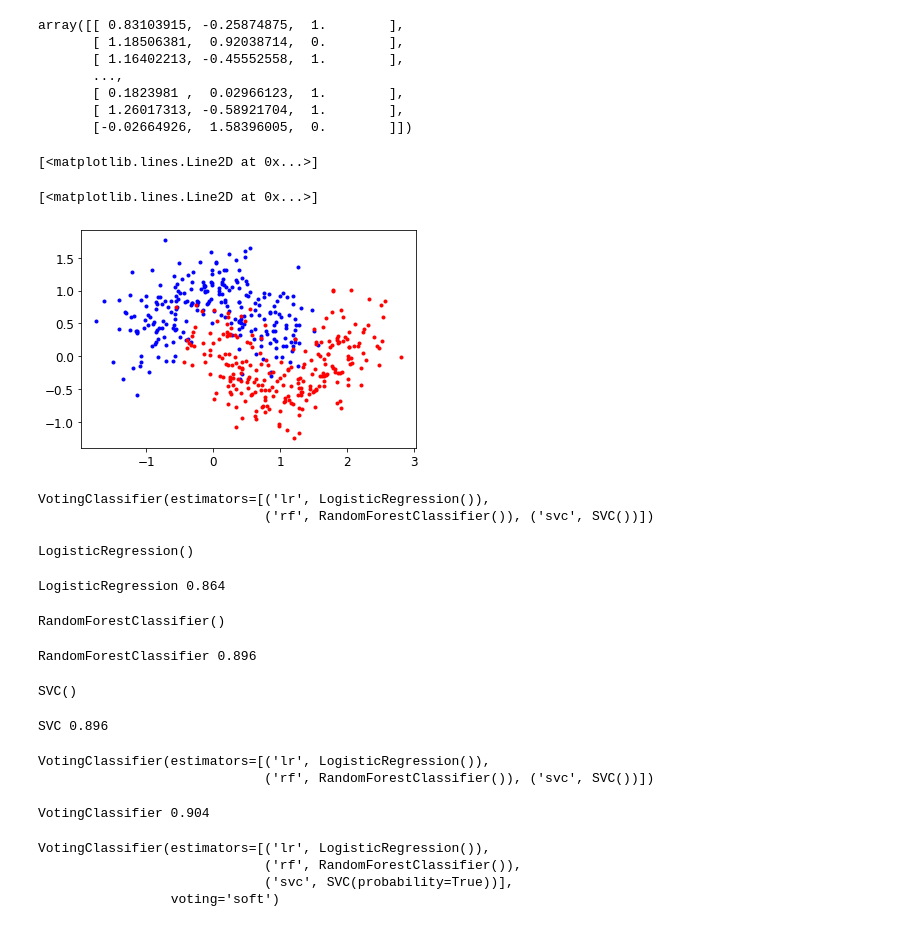
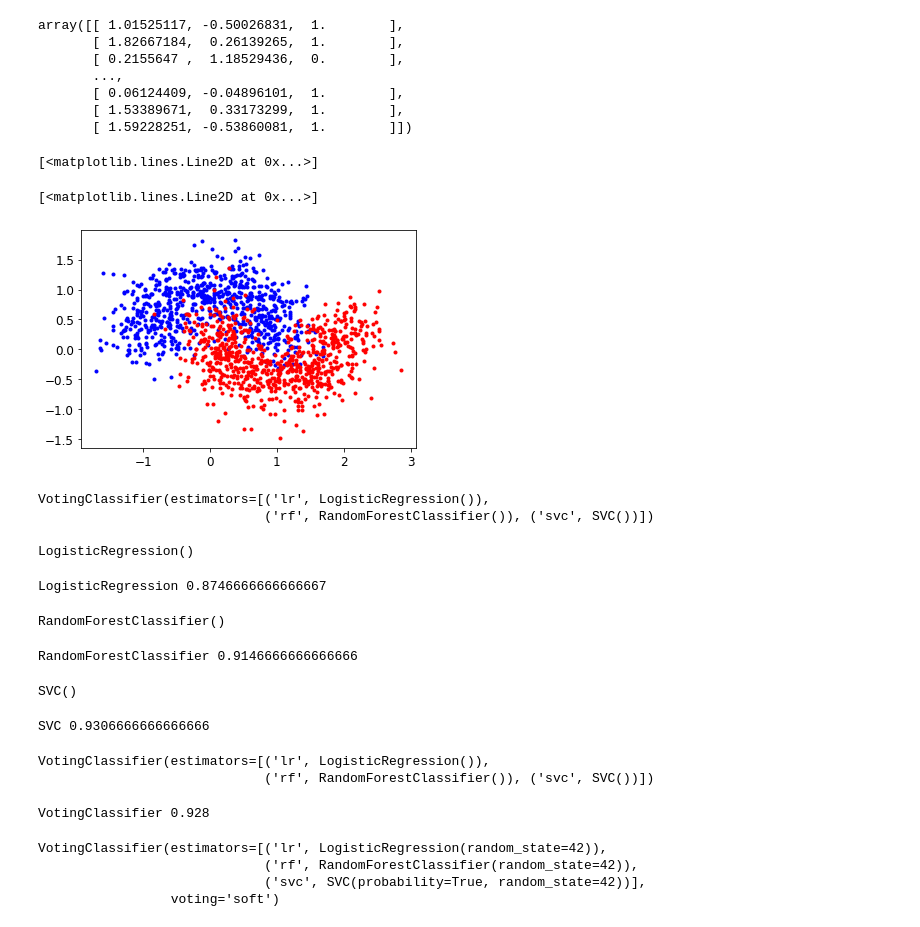
Before and after one commit to mike-tr/ML_learning, a Jupyter notebook: chapter5.ipynb, the cells around one changed output. Cells and saved outputs as stored; diff of their text form; code cells hidden in the pictures.

```diff
--- a/chapter5.ipynb
+++ b/chapter5.ipynb
@@ -44,28 +44,28 @@ InteractiveShell.ast_node_interactivity = "all"
 # %%
 from sklearn.model_selection import train_test_split
 from sklearn.datasets import make_moons
 
-X, y = make_moons(n_samples=500, noise=0.30, random_state=42)
+X, y = make_moons(n_samples=1500, noise=0.30, random_state=42)
 X_train, X_test, y_train, y_test = train_test_split(X, y, random_state=42)
 
 indecies_0 = np.where(y == 0)
 indecies_1 = np.where(y == 1)
 
 np.c_[X, y]
 #X[:,0:1]
 plt.plot(X[indecies_0][:,0:1], X[indecies_0][:,1:], 'b.')
 plt.plot(X[indecies_1][:,0:1], X[indecies_1][:,1:], 'r.')
 # %% [output]
-array([[ 0.83103915, -0.25874875,  1.        ],
-       [ 1.18506381,  0.92038714,  0.        ],
-       [ 1.16402213, -0.45552558,  1.        ],
+array([[ 1.01525117, -0.50026831,  1.        ],
+       [ 1.82667184,  0.26139265,  1.        ],
+       [ 0.2155647 ,  1.18529436,  0.        ],
        ...,
-       [ 0.1823981 ,  0.02966123,  1.        ],
-       [ 1.26017313, -0.58921704,  1.        ],
-       [-0.02664926,  1.58396005,  0.        ]])
+       [ 0.06124409, -0.04896101,  1.        ],
+       [ 1.53389671,  0.33173299,  1.        ],
+       [ 1.59228251, -0.53860081,  1.        ]])
 [<matplotlib.lines.Line2D at 0x...>]
 [<matplotlib.lines.Line2D at 0x...>]
-[figure, old version]
+[figure, new version]
 # %%
 from sklearn.ensemble import RandomForestClassifier
 from sklearn.ensemble import VotingClassifier
@@ -89,14 +89,14 @@ for clf in (log_clf, rnd_clf, svm_clf, voting_clf):
     print(clf.__class__.__name__, accuracy_score(y_test, y_pred))
 # %% [output]
 LogisticRegression()
-LogisticRegression 0.864
+LogisticRegression 0.8746666666666667
 RandomForestClassifier()
-RandomForestClassifier 0.896
+RandomForestClassifier 0.9146666666666666
 SVC()
-SVC 0.896
+SVC 0.9306666666666666
 VotingClassifier(estimators=[('lr', LogisticRegression()),
                              ('rf', RandomForestClassifier()), ('svc', SVC())])
-VotingClassifier 0.904
+VotingClassifier 0.928
 # %%
 log_clf = LogisticRegression(solver="lbfgs", random_state=42)
 rnd_clf = RandomForestClassifier(n_estimators=100, random_state=42)
@@ -107,9 +107,9 @@ voting_clf = VotingClassifier(
     voting='soft')
 voting_clf.fit(X_train, y_train)
 # %% [output]
-VotingClassifier(estimators=[('lr', LogisticRegression()),
-                             ('rf', RandomForestClassifier()),
-                             ('svc', SVC(probability=True))],
+VotingClassifier(estimators=[('lr', LogisticRegression(random_state=42)),
+                             ('rf', RandomForestClassifier(random_state=42)),
+                             ('svc', SVC(probability=True, random_state=42))],
                  voting='soft')
 # %%
 from sklearn.metrics import accuracy_score
```
Also changed, not shown: parts of 6 cells of this notebook.
